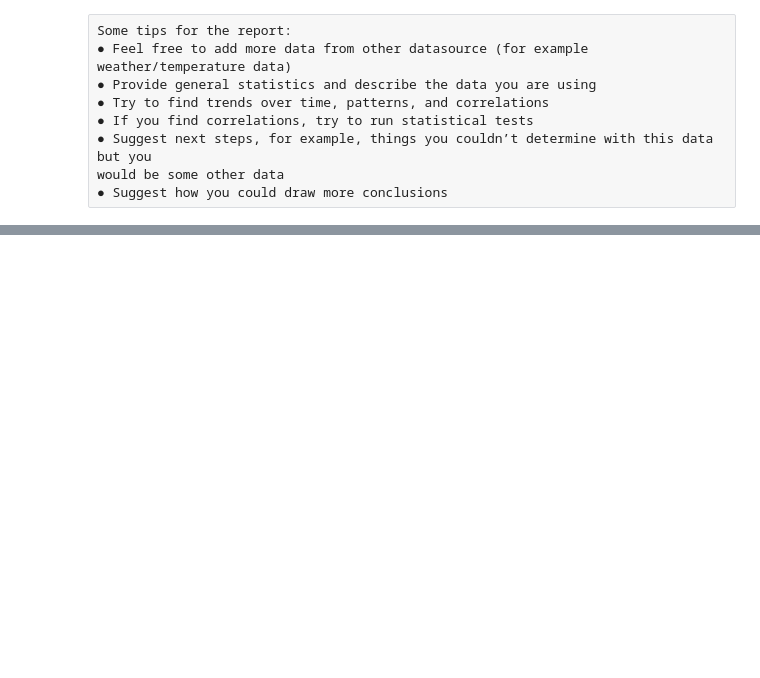
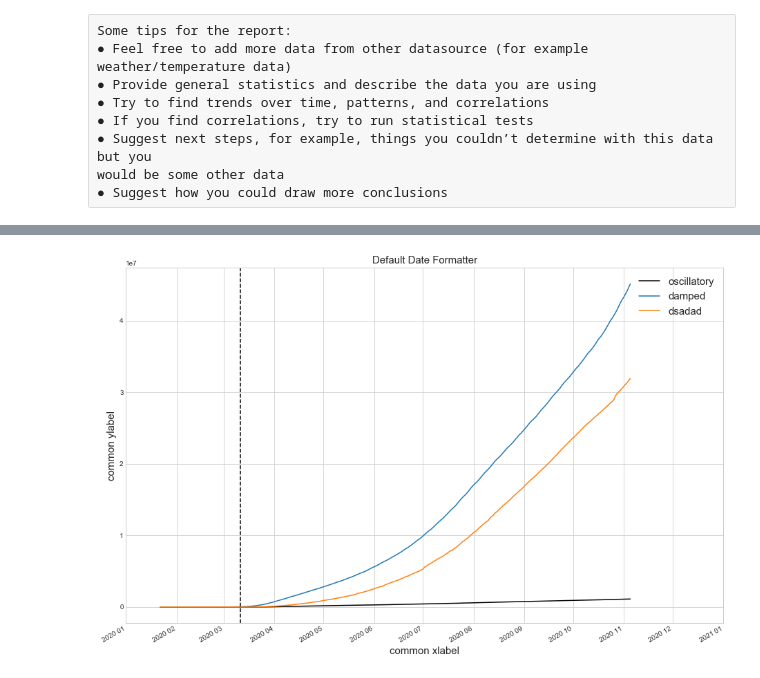
Before and after one commit to nbuzzano/challenge-01, a Jupyter notebook: assessment03/notebooks/covid-analysis.ipynb, the cells around one changed output, grey strips where cells are left out. Cells and saved outputs as stored; diff of their text form; code cells hidden in the pictures; blank space fills up the shorter version.

Commit message:
working on assessment03. working on some data visualization. should re order files

```diff
--- a/assessment03/notebooks/covid-analysis.ipynb
+++ b/assessment03/notebooks/covid-analysis.ipynb
@@ -13,0 +44,36 @@ from covid_api import CovidAPI
+# %%
+def look_for(k, arr):
+    for i in arr['locations']:
+        if i['country_code'] == k:
+            return i['history']
+
+def look_for_continent(country_key):
+    for i in range(0,len(new_df)):
+        item = new_df.iloc[i]
+        if item.country_code == country_key:
+            return item.continent_code
+# %%
+
+columns = ['country_code', 'date', 'deaths', 'confirmed', 'recovered', 'continent_code']
+df = pd.DataFrame(columns=columns)
+i=0
+
+c_deaths = None
+i=0
+for country_key, country_value in CovidAPI.get_countries().items():
+    country_deaths = look_for(country_key, deaths)
+    country_confirmed = look_for(country_key, confirmed)
+    country_recovered = look_for(country_key, recovered)
+
+    continent_code = look_for_continent(country_key)
+
+    if country_deaths != None and country_confirmed != None and country_recovered != None:
+        for date, death_amount in country_deaths.items():
+            confirmed_amount = country_confirmed[date]
+            recovered_amount = country_recovered[date]
+            date = datetime.strptime(date, '%m/%d/%y')
+            df.loc[i] = [country_key, date, death_amount, confirmed_amount, recovered_amount, continent_code]
+            i=i+1
+# %%
+df = df.sort_values(['country_code', 'date'])
+df.to_csv('all.csv')
@@ -13,0 +131,9 @@ from covid_api import CovidAPI
+# %%
+covid_by_date = df.groupby('date').sum()
+covid_deaths = covid_by_date.deaths
+covid_confirmed = covid_by_date.confirmed
+covid_recovered = covid_by_date.recovered
+
+covid_lineplot(covid_deaths, covid_confirmed, covid_recovered)
+# %% [output]
+[figure, added]
```
Also changed, not shown: parts of 25 cells of this notebook, 4 other files.
